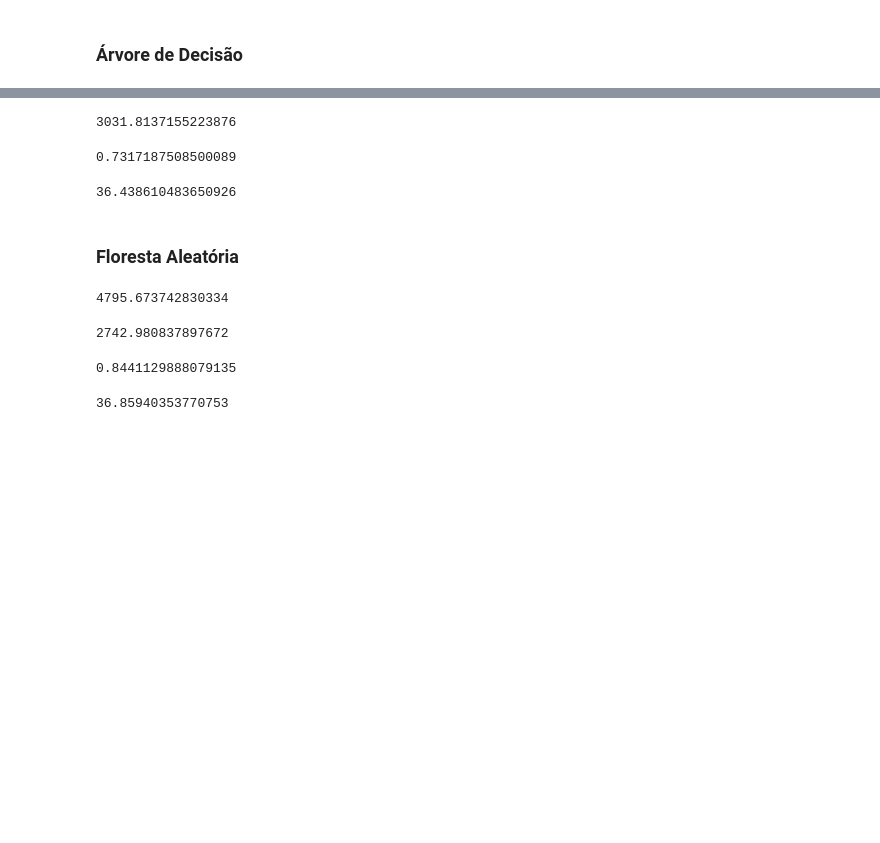
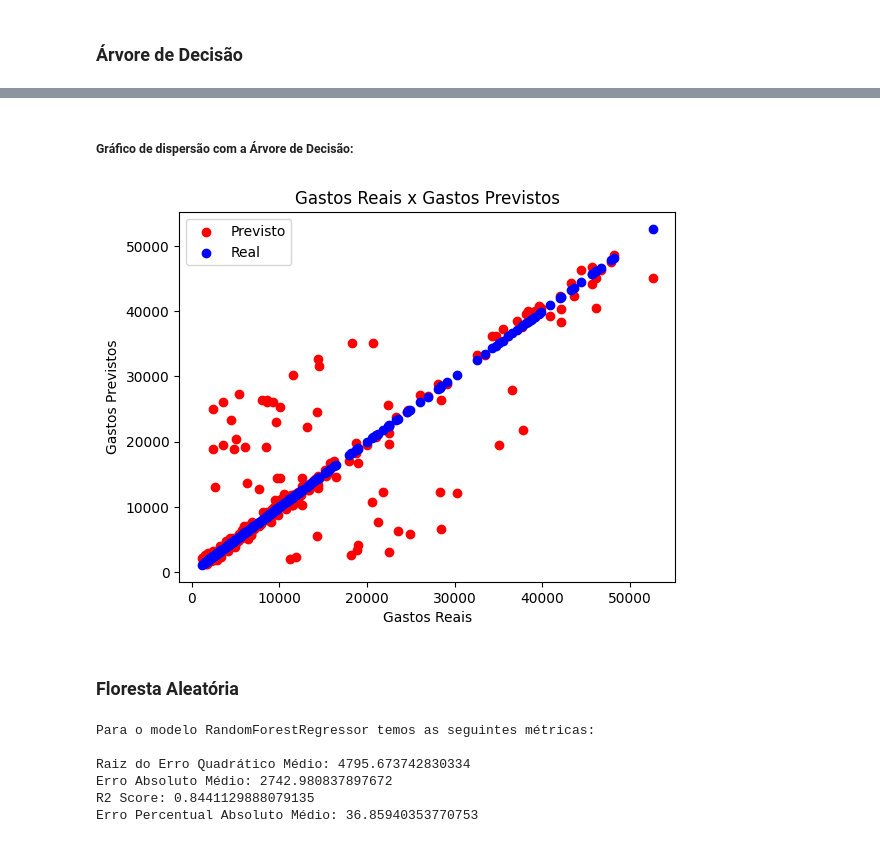
Before and after one commit to GJotaJunior/POSTECH-IA, a Jupyter notebook: Fase1/tech challenge/techchallenge.ipynb, the cells around one changed output, grey strips where cells are left out. Saved outputs shown, nothing was run; the diff lists cells and outputs as text; code cells hidden in the pictures; blank space fills up the shorter version.

```diff
--- a/Fase1/tech challenge/techchallenge.ipynb
+++ b/Fase1/tech challenge/techchallenge.ipynb
@@ -287,55 +350,26 @@ tree_rmse
-# %%
-from sklearn.metrics import mean_absolute_error
-
-lin_mae = mean_absolute_error(y_test, y_pred_tree_reg)
-
-lin_mae
-# %% [output]
-3031.8137155223876
-# %%
-from sklearn.metrics import r2_score
-
-r2_score(y_test, y_pred_tree_reg)
-# %% [output]
-0.7317187508500089
-# %%
-np.mean(np.abs((y_test - y_pred_tree_reg) / y_test)) * 100
-# %% [output]
-36.438610483650926
+# %% [markdown]
+##### Gráfico de dispersão com a Árvore de Decisão:
+# %%
+plot_scatter(y_test, y_pred_tree_reg) # Mostra o gráfico de dispersão
+# %% [output]
+[figure, added]
 # %% [markdown]
 ### Floresta Aleatória
 # %%
 
 from sklearn.ensemble import RandomForestRegressor
 
-forest_reg = RandomForestRegressor(n_estimators=130, random_state=42)
+forest_reg = RandomForestRegressor(n_estimators=130, random_state=42) # Cria o modelo de floresta aleatória
 
-forest_reg.fit(X_train, y_train)
+forest_reg.fit(X_train, y_train) # Treina o modelo
 
-y_pred_forest_reg = forest_reg.predict(X_test)
+y_pred_forest_reg = forest_reg.predict(X_test) # Faz a predição
 
-forest_mse = mean_squared_error(y_test, y_pred_forest_reg)
-
-forest_rmse = np.sqrt(forest_mse)
-
-forest_rmse
+print_metrics(y_test, y_pred_forest_reg, forest_reg) # Mostra as métricas
 # %% [output]
-4795.673742830334
+Para o modelo RandomForestRegressor temos as seguintes métricas:
+
+Raiz do Erro Quadrático Médio: 4795.673742830334
+Erro Absoluto Médio: 2742.980837897672
+R2 Score: 0.8441129888079135
+Erro Percentual Absoluto Médio: 36.85940353770753
-# %%
-from sklearn.metrics import mean_absolute_error
-
-lin_mae = mean_absolute_error(y_test, y_pred_forest_reg)
-
-lin_mae
-# %% [output]
-2742.980837897672
-# %%
-from sklearn.metrics import r2_score
-
-r2_score(y_test, y_pred_forest_reg)
-# %% [output]
-0.8441129888079135
-# %%
-np.mean(np.abs((y_test - y_pred_forest_reg) / y_test)) * 100
-# %% [output]
-36.85940353770753
```
Also changed, not shown: parts of 56 cells of this notebook.
